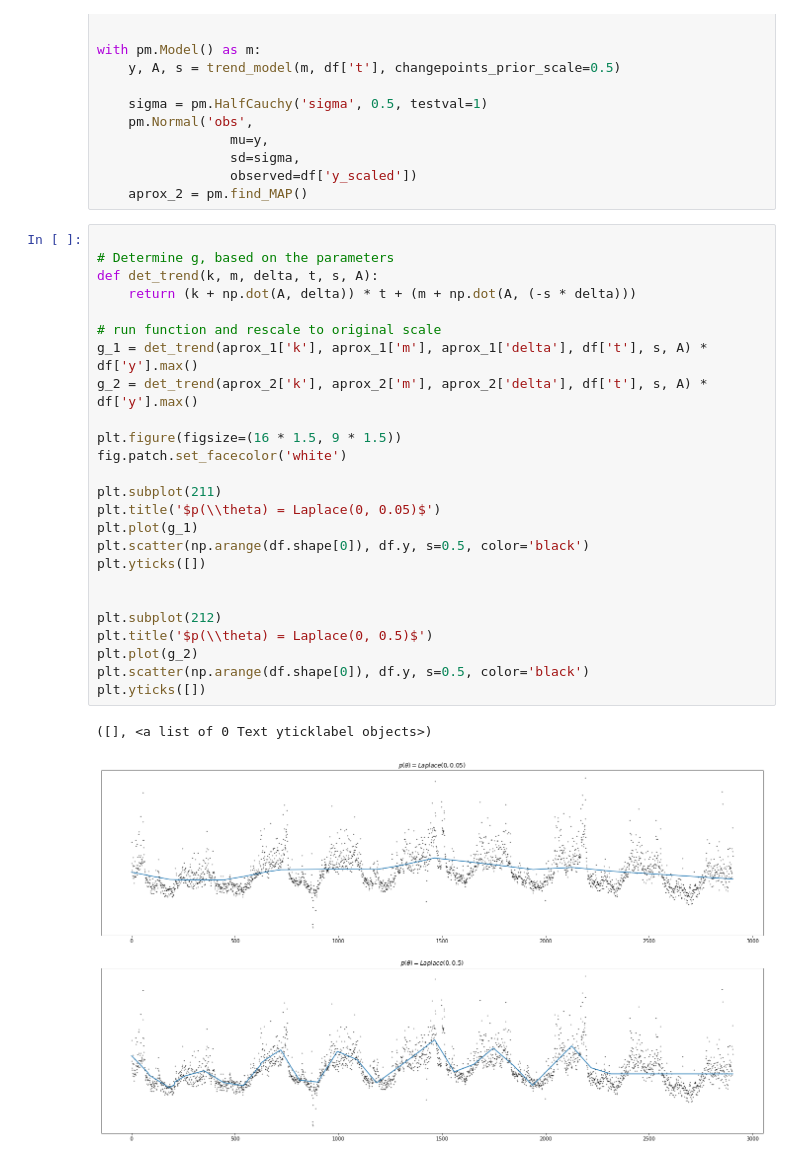
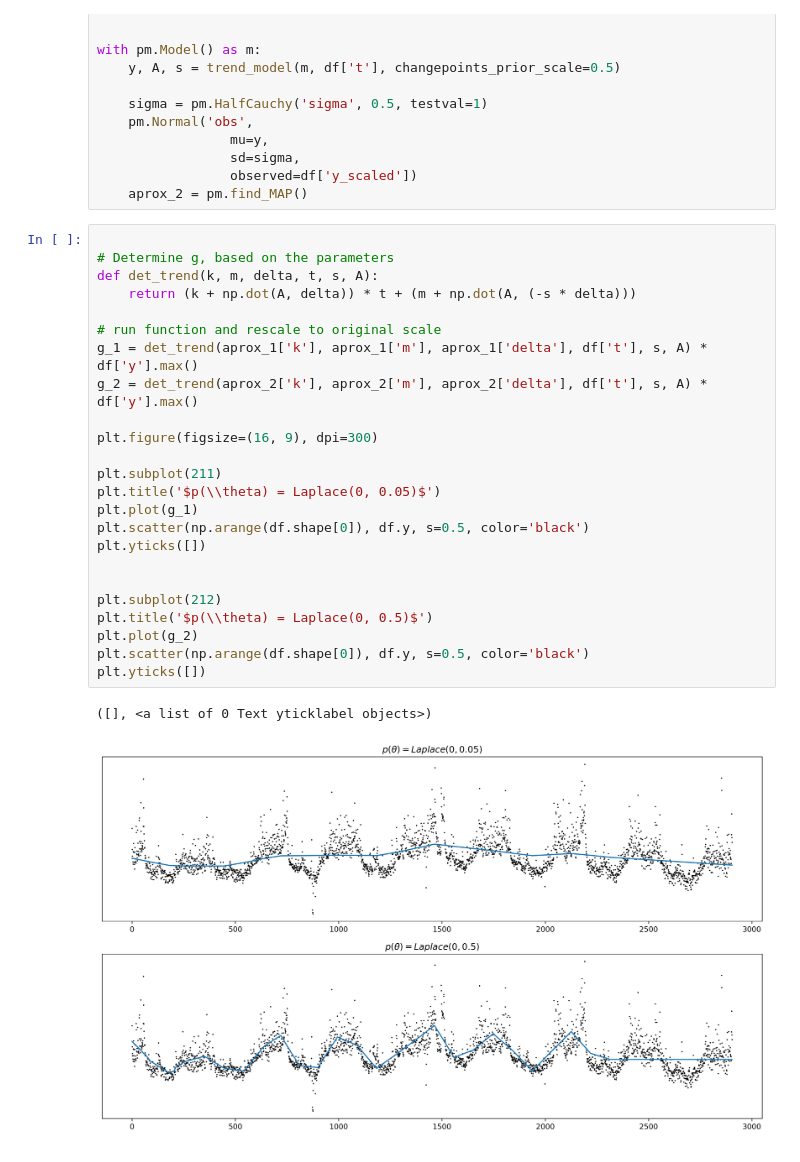
Before and after one commit to ritchie46/pydata-pymc3-prophet, a Jupyter notebook: notebooks/code-up.ipynb, the cells around one changed output. Drawn from its saved outputs; the diff is of its cells as text.

```diff
--- a/notebooks/code-up.ipynb
+++ b/notebooks/code-up.ipynb
@@ -115,28 +115,27 @@ with pm.Model() as m:
 # %%
 
 # Determine g, based on the parameters
 def det_trend(k, m, delta, t, s, A):
     return (k + np.dot(A, delta)) * t + (m + np.dot(A, (-s * delta)))
 
 # run function and rescale to original scale
 g_1 = det_trend(aprox_1['k'], aprox_1['m'], aprox_1['delta'], df['t'], s, A) * df['y'].max()
 g_2 = det_trend(aprox_2['k'], aprox_2['m'], aprox_2['delta'], df['t'], s, A) * df['y'].max()
 
-plt.figure(figsize=(16 * 1.5, 9 * 1.5))
-fig.patch.set_facecolor('white')
+plt.figure(figsize=(16, 9), dpi=300)
 
 plt.subplot(211)
 plt.title('$p(\\theta) = Laplace(0, 0.05)$')
 plt.plot(g_1)
 plt.scatter(np.arange(df.shape[0]), df.y, s=0.5, color='black')
 plt.yticks([])
 
 
 plt.subplot(212)
 plt.title('$p(\\theta) = Laplace(0, 0.5)$')
 plt.plot(g_2)
 plt.scatter(np.arange(df.shape[0]), df.y, s=0.5, color='black')
 plt.yticks([])
 # %% [output]
 ([], <a list of 0 Text yticklabel objects>)
-[figure, old version]
+[figure, new version]
```
Also changed, not shown: parts of 2 cells of this notebook.
